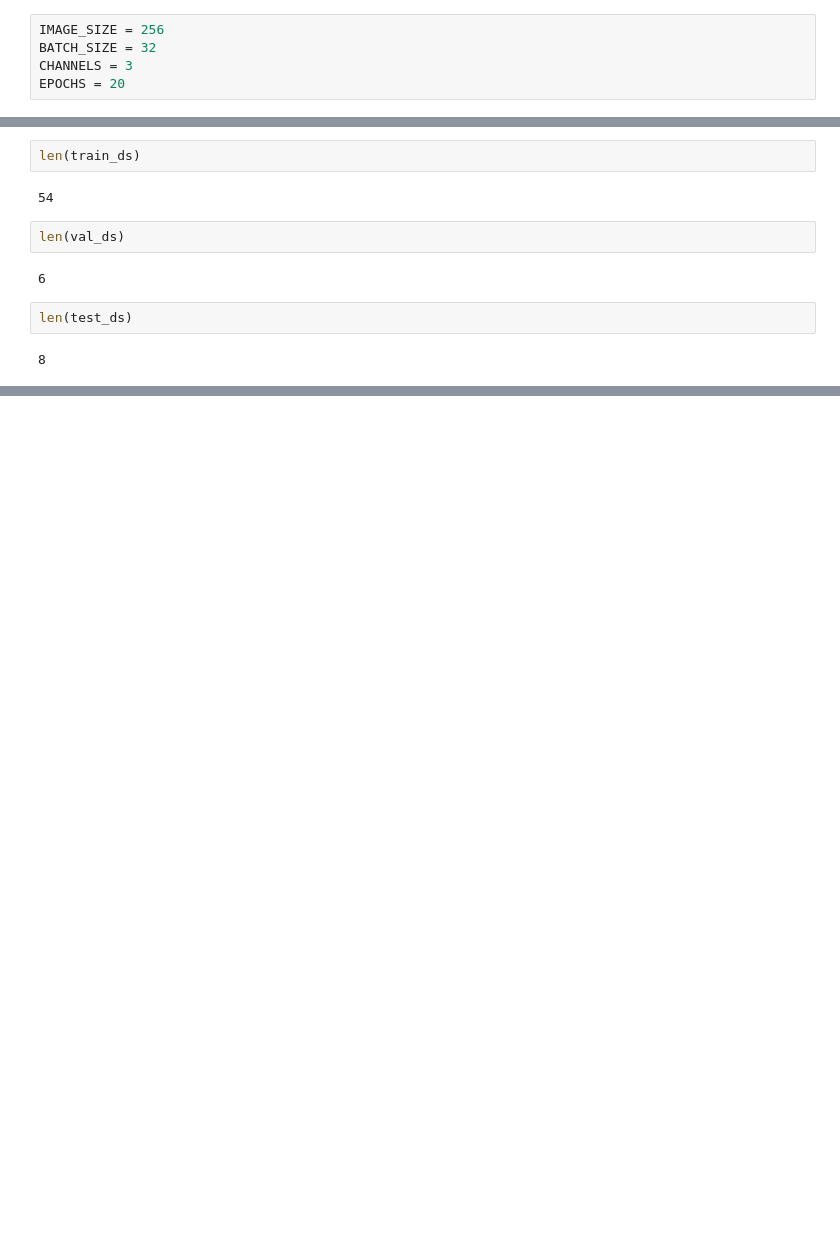
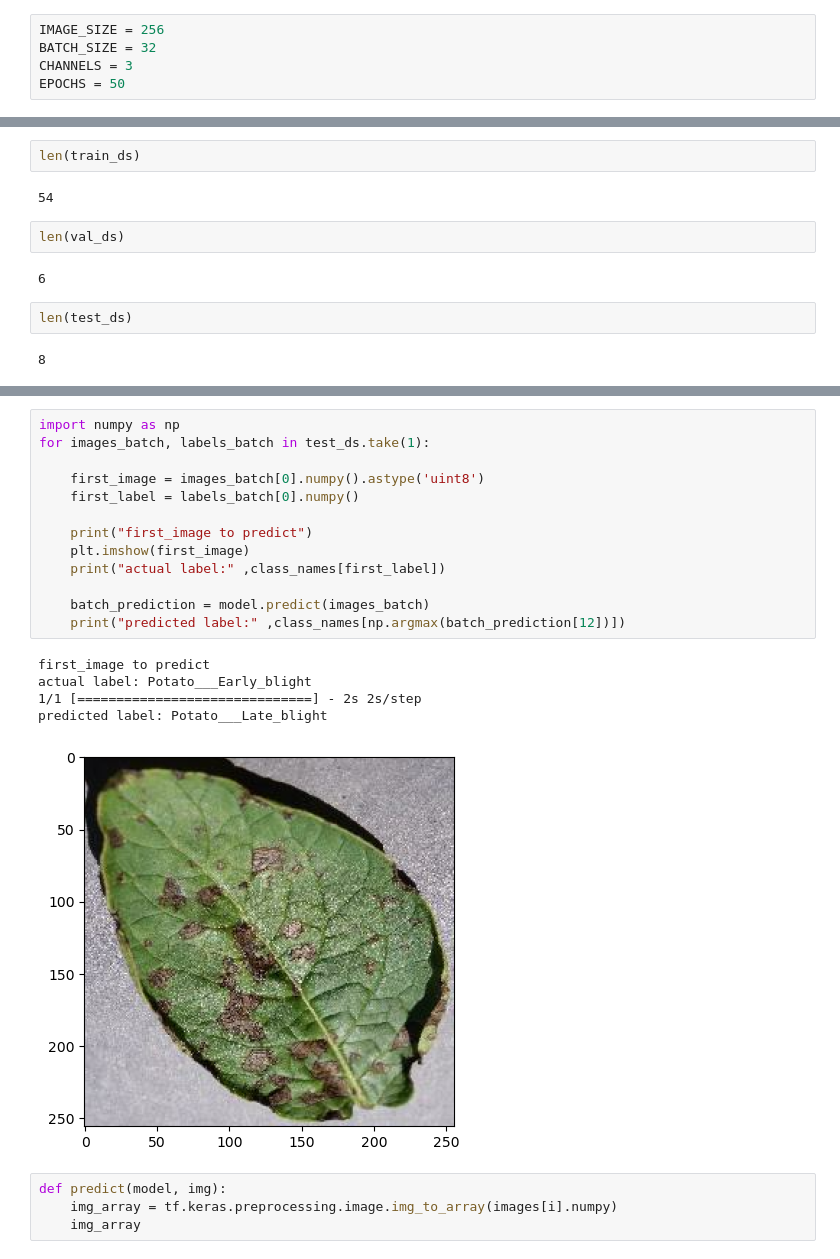
Before and after one commit to noahligala/Deep-Learning-, a Jupyter notebook: Crop_Disease_Detection_model.ipynb, the cells around one changed output, grey strips where cells are left out. Cells and saved outputs as stored; diff of their text form; blank space fills up the shorter version.

```diff
--- a/Crop_Disease_Detection_model.ipynb
+++ b/Crop_Disease_Detection_model.ipynb
@@ -6,7 +6,7 @@ import matplotlib.pyplot as plt
 IMAGE_SIZE = 256
 BATCH_SIZE = 32
 CHANNELS = 3
-EPOCHS = 20
+EPOCHS = 50
 # %%
 dataset = tf.keras.preprocessing.image_dataset_from_directory(
     "PlantVillage",
@@ -242,0 +254,23 @@ plt.show()
+# %%
+import numpy as np
+for images_batch, labels_batch in test_ds.take(1):
+
+    first_image = images_batch[0].numpy().astype('uint8')
+    first_label = labels_batch[0].numpy()
+
+    print("first_image to predict")
+    plt.imshow(first_image)
+    print("actual label:" ,class_names[first_label])
+
+    batch_prediction = model.predict(images_batch)
+    print("predicted label:" ,class_names[np.argmax(batch_prediction[12])])
+# %% [output]
+first_image to predict
+actual label: Potato___Early_blight
+1/1 [==============================] - 2s 2s/step
+predicted label: Potato___Late_blight
+[figure, added]
+# %%
+def predict(model, img):
+    img_array = tf.keras.preprocessing.image.img_to_array(images[i].numpy)
+    img_array
```
Also changed, not shown: parts of 35 cells of this notebook, 29 other files.
